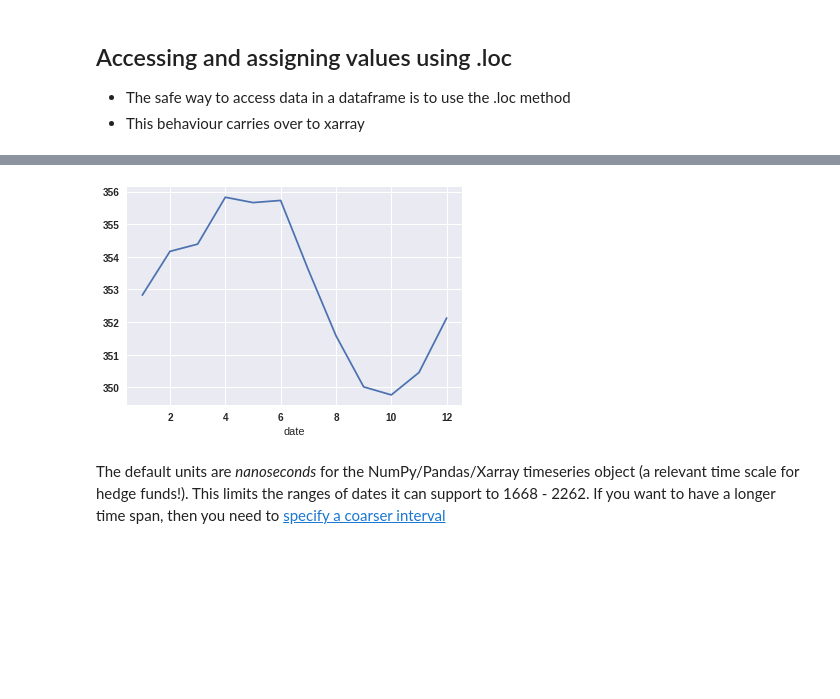
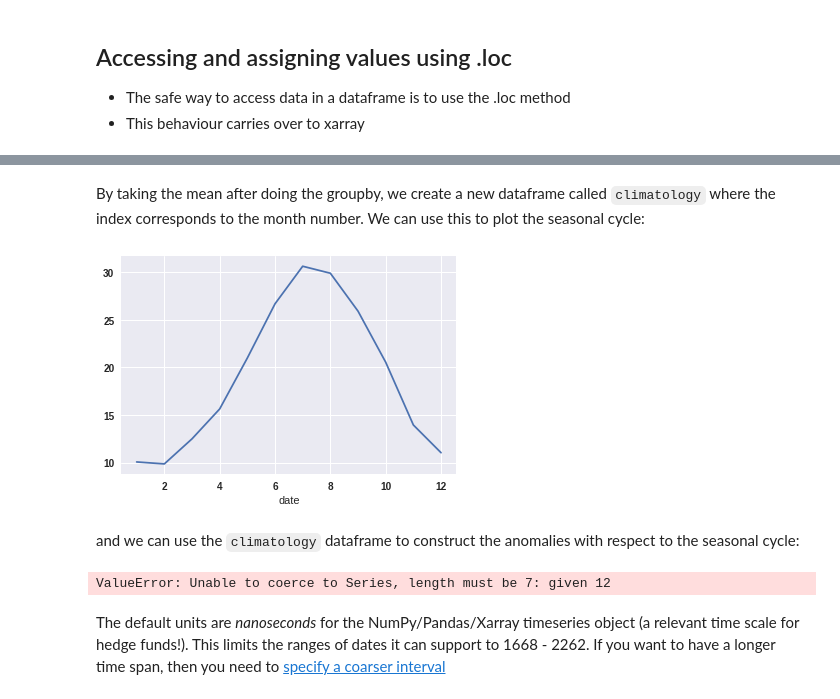
Before and after one commit to braaannigan/climate_python_intro, a Jupyter notebook: pandas_1.ipynb, the cells around one changed output, grey strips where cells are left out. Saved outputs shown, nothing was run; the diff lists cells and outputs as text; code cells hidden in the pictures; blank space fills up the shorter version.

````diff
--- a/pandas_1.ipynb
+++ b/pandas_1.ipynb
@@ -117,8 +235,16 @@ Pandas has excellent support for time series analysis. This means that you can d
+# %% [markdown]
+By taking the mean after doing the groupby, we create a new dataframe called ```climatology``` where the index corresponds to the month number.  We can use this to plot the seasonal cycle:
+# %%
+# Plot the seasonal cycle
+climatology.mean_temperature.plot()
+plt.show()
+# %% [output]
+[figure, added]
+# %% [markdown]
+and we can use the ```climatology``` dataframe to construct the anomalies with respect to the seasonal cycle:
 # %%
-climatology = df.groupby(df.index.month).mean()
-climatology.co2.plot()
-plt.show()
+anomalies = df.groupby(df.index.month) - climatology
 # %% [output]
-[figure, removed]
+ValueError: Unable to coerce to Series, length must be 7: given 12
 # %% [markdown]
 The default units are *nanoseconds* for the NumPy/Pandas/Xarray timeseries object (a relevant time scale for hedge funds!). This limits the ranges of dates it can support to 1668 - 2262.  If you want to have a longer time span, then you need to [specify a coarser interval](https://docs.scipy.org/doc/numpy/reference/arrays.datetime.html#datetime-units)
````
Also changed, not shown: parts of 44 cells of this notebook.
